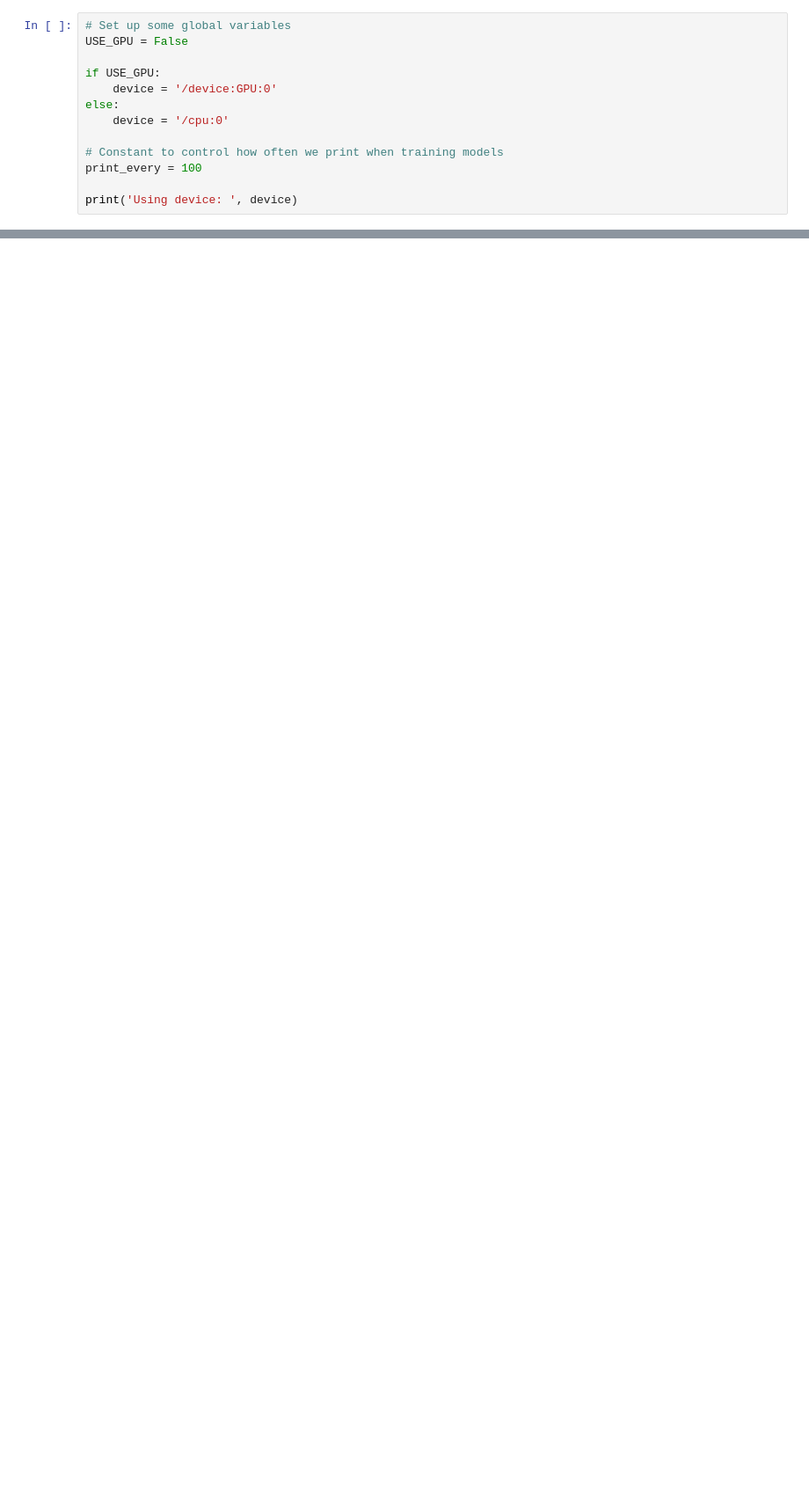
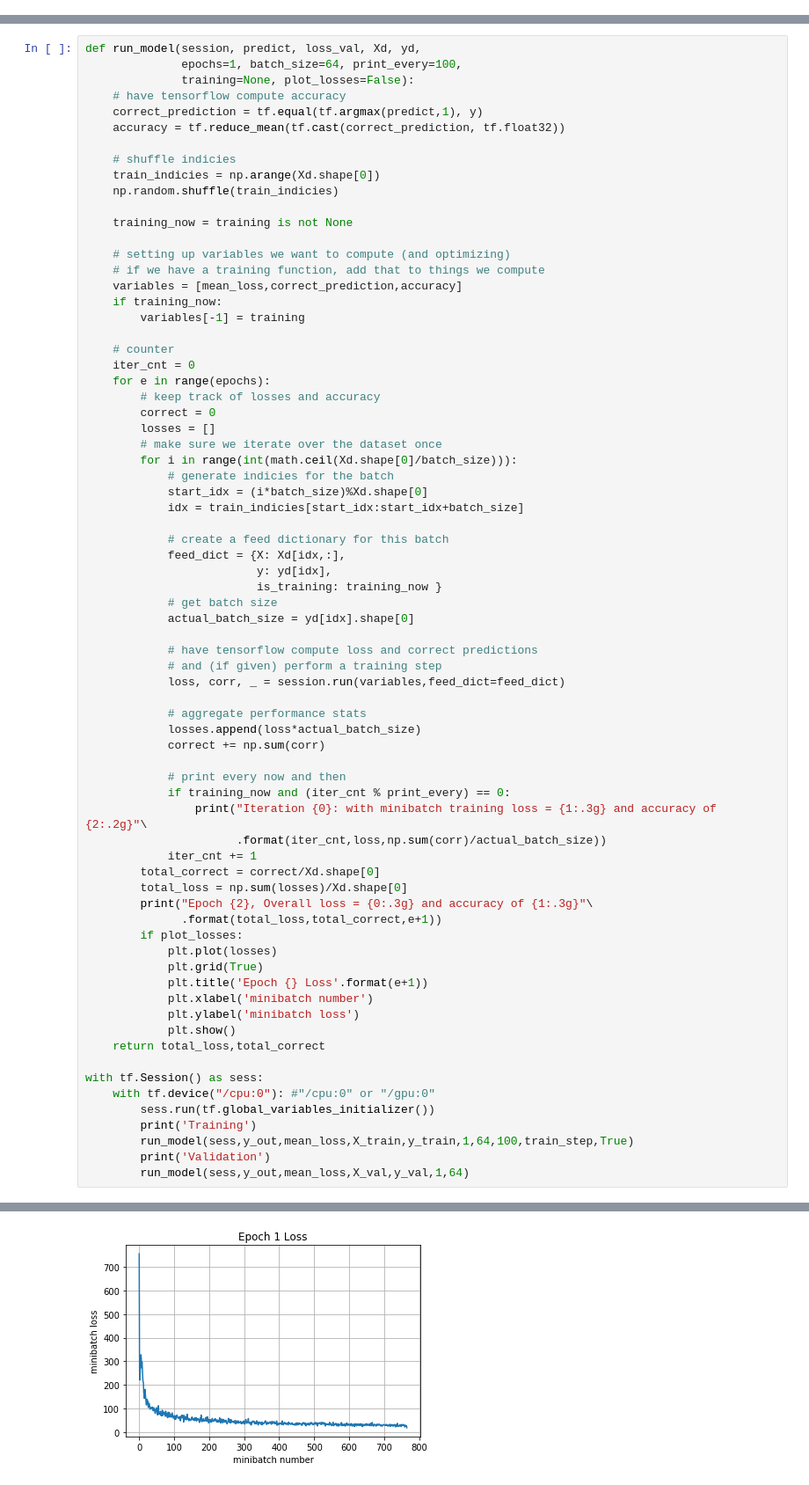
Before and after one commit to imayuxiang/cs231n, a Jupyter notebook: spring1718_assignment2_v2/TensorFlow_bak.ipynb, the cells around one changed output, grey strips where cells are left out. Shown at 88% size. Drawn from its saved outputs; the diff is of its cells as text; blank space fills up the shorter version.

Commit message:
tensor flow bak

```diff
--- a/spring1718_assignment2_v2/TensorFlow_bak.ipynb
+++ b/spring1718_assignment2_v2/TensorFlow_bak.ipynb
@@ -159,13 +0,0 @@ You can optionally **use GPU by setting the flag to True below**. It's not necce
-# %%
-# Set up some global variables
-USE_GPU = False
-
-if USE_GPU:
-    device = '/device:GPU:0'
-else:
-    device = '/cpu:0'
-
-# Constant to control how often we print when training models
-print_every = 100
-
-print('Using device: ', device)
@@ -1349,0 +153,73 @@ TODO: Tell us what you did
+# %%
+def run_model(session, predict, loss_val, Xd, yd,
+              epochs=1, batch_size=64, print_every=100,
+              training=None, plot_losses=False):
+    # have tensorflow compute accuracy
+    correct_prediction = tf.equal(tf.argmax(predict,1), y)
+    accuracy = tf.reduce_mean(tf.cast(correct_prediction, tf.float32))
+
+    # shuffle indicies
+    train_indicies = np.arange(Xd.shape[0])
+    np.random.shuffle(train_indicies)
+
+    training_now = training is not None
+
+    # setting up variables we want to compute (and optimizing)
+    # if we have a training function, add that to things we compute
+    variables = [mean_loss,correct_prediction,accuracy]
+    if training_now:
+        variables[-1] = training
+
+    # counter
+    iter_cnt = 0
+    for e in range(epochs):
+        # keep track of losses and accuracy
+        correct = 0
+        losses = []
+        # make sure we iterate over the dataset once
+        for i in range(int(math.ceil(Xd.shape[0]/batch_size))):
+            # generate indicies for the batch
+            start_idx = (i*batch_size)%Xd.shape[0]
+            idx = train_indicies[start_idx:start_idx+batch_size]
+
+            # create a feed dictionary for this batch
+            feed_dict = {X: Xd[idx,:],
+                         y: yd[idx],
+                         is_training: training_now }
+            # get batch size
+            actual_batch_size = yd[idx].shape[0]
+
+            # have tensorflow compute loss and correct predictions
+            # and (if given) perform a training step
+            loss, corr, _ = session.run(variables,feed_dict=feed_dict)
+
+            # aggregate performance stats
+            losses.append(loss*actual_batch_size)
+            correct += np.sum(corr)
+
+            # print every now and then
+            if training_now and (iter_cnt % print_every) == 0:
+                print("Iteration {0}: with minibatch training loss = {1:.3g} and accuracy of {2:.2g}"\
+                      .format(iter_cnt,loss,np.sum(corr)/actual_batch_size))
+            iter_cnt += 1
+        total_correct = correct/Xd.shape[0]
+        total_loss = np.sum(losses)/Xd.shape[0]
+        print("Epoch {2}, Overall loss = {0:.3g} and accuracy of {1:.3g}"\
+              .format(total_loss,total_correct,e+1))
+        if plot_losses:
+            plt.plot(losses)
+            plt.grid(True)
+            plt.title('Epoch {} Loss'.format(e+1))
+            plt.xlabel('minibatch number')
+            plt.ylabel('minibatch loss')
+            plt.show()
+    return total_loss,total_correct
+
+with tf.Session() as sess:
+    with tf.device("/cpu:0"): #"/cpu:0" or "/gpu:0"
+        sess.run(tf.global_variables_initializer())
+        print('Training')
+        run_model(sess,y_out,mean_loss,X_train,y_train,1,64,100,train_step,True)
+        print('Validation')
+        run_model(sess,y_out,mean_loss,X_val,y_val,1,64)
+# %% [output]
@@ -1349,0 +236 @@ TODO: Tell us what you did
+[figure, added]
```
Also changed, not shown: parts of 96 cells of this notebook, 1 other file.
